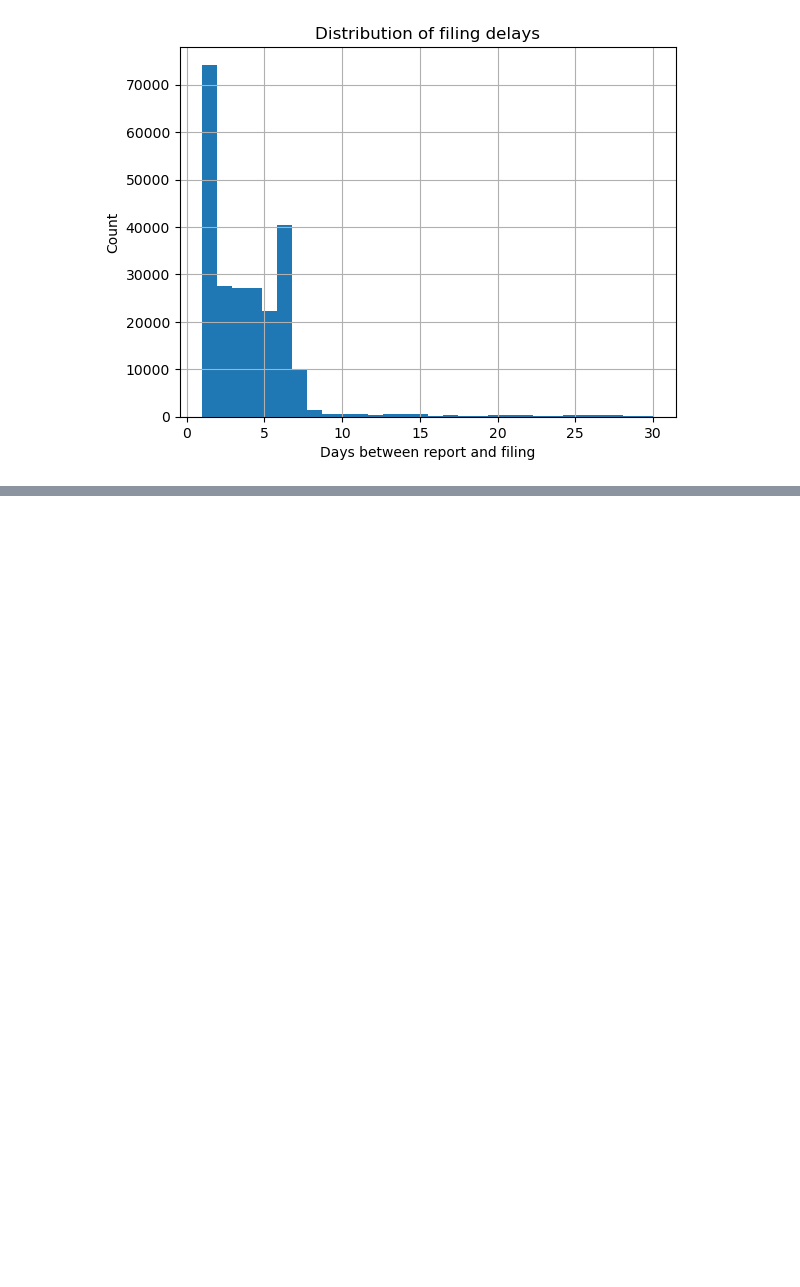
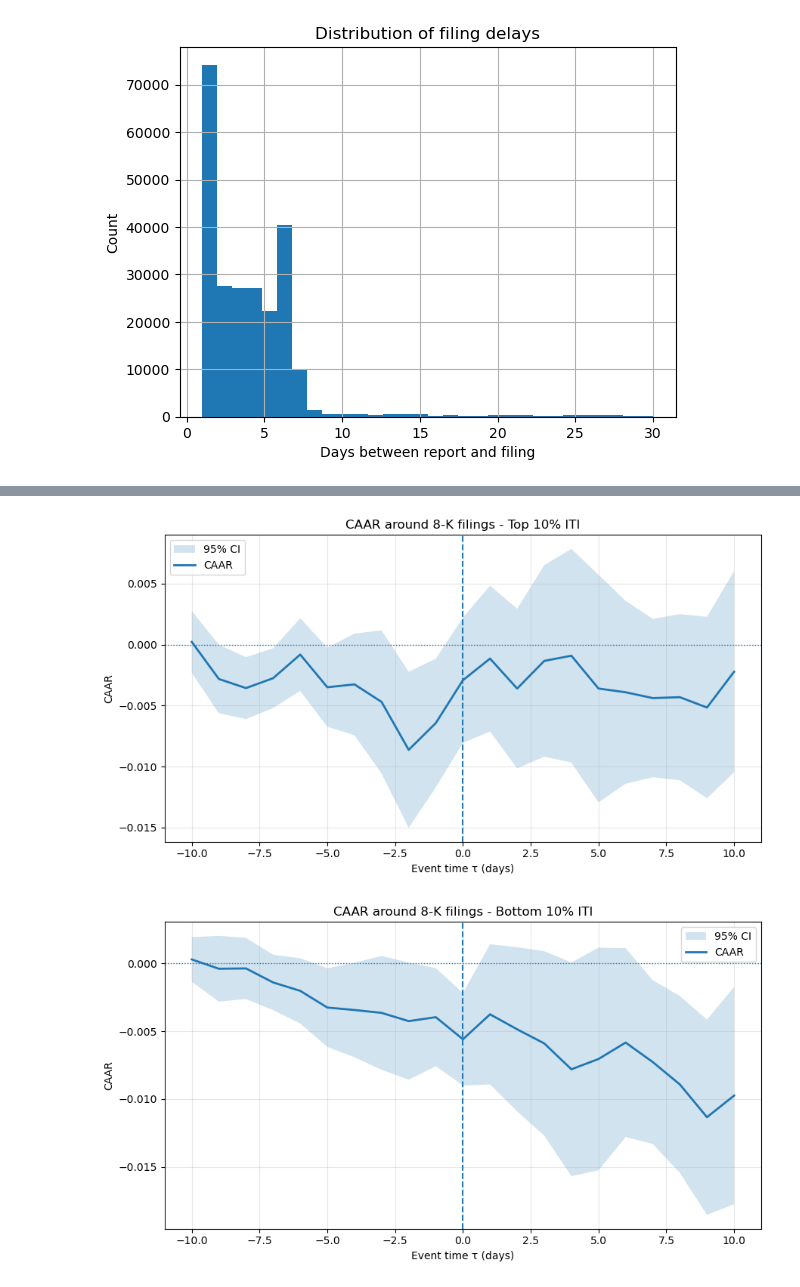
Before and after one commit to Wfiles/iti-8k-analysis, a Jupyter notebook: sec_8k.ipynb, the cells around one changed output, grey strips where cells are left out. Drawn from its saved outputs; the diff is of its cells as text; code cells hidden in the pictures; blank space fills up the shorter version.

```diff
--- a/sec_8k.ipynb
+++ b/sec_8k.ipynb
@@ -386,0 +430,4 @@ shape: (10_426_063, 11)
+# %%
+event_study = df_top10.filter(pl.col('days_between_report_and_filing').is_not_null())
+# %%
+event_study = event_study.with_columns((pl.col('date') + pl.duration(days='days_between_report_and_filing')).alias('filing_date'))
@@ -386,0 +505,39 @@ shape: (10_426_063, 11)
+# %%
+event_study_bottom10 = df_bottom10.filter(pl.col('days_between_report_and_filing').is_not_null())
+event_study_top10 = df_top10.filter(pl.col('days_between_report_and_filing').is_not_null())
+
+event_study_top10 = event_study_top10.select(["permno", "date"]).unique()
+event_study_bottom10 = event_study_bottom10.select(["permno", "date"]).unique()
+
+df_events_top10 = event_study_top10.rename({'date': 'event_date'})
+df_events_bottom10 = event_study_bottom10.rename({'date': 'event_date'})
+# %%
+result_top10 = event_study(
+    df_events=df_events_top10.to_pandas(),
+    window_before=10,
+    window_after=10,
+    est_window=500,
+    gap=30,
+    min_obs=250,
+    market_model='fama-mom'
+)
+result_bottom10 = event_study(
+    df_events=df_events_bottom10.to_pandas(),
+    window_before=10,
+    window_after=10,
+    est_window=500,
+    gap=30,
+    min_obs=250,
+    market_model='fama-mom'
+)
+# %%
+from src.utils.event_study import compute_caar_ci, plot_caar_ci
+
+agg_top10 = compute_caar_ci(result_top10)
+agg_bottom10 = compute_caar_ci(result_bottom10)
+
+plot_caar_ci(agg_top10, title='CAAR around 8-K filings - Top 10% ITI')
+plot_caar_ci(agg_bottom10, title='CAAR around 8-K filings - Bottom 10% ITI')
+# %% [output]
+[figure, added]
+[figure, added]
```
Also changed, not shown: parts of 69 cells of this notebook, 8 other files.
